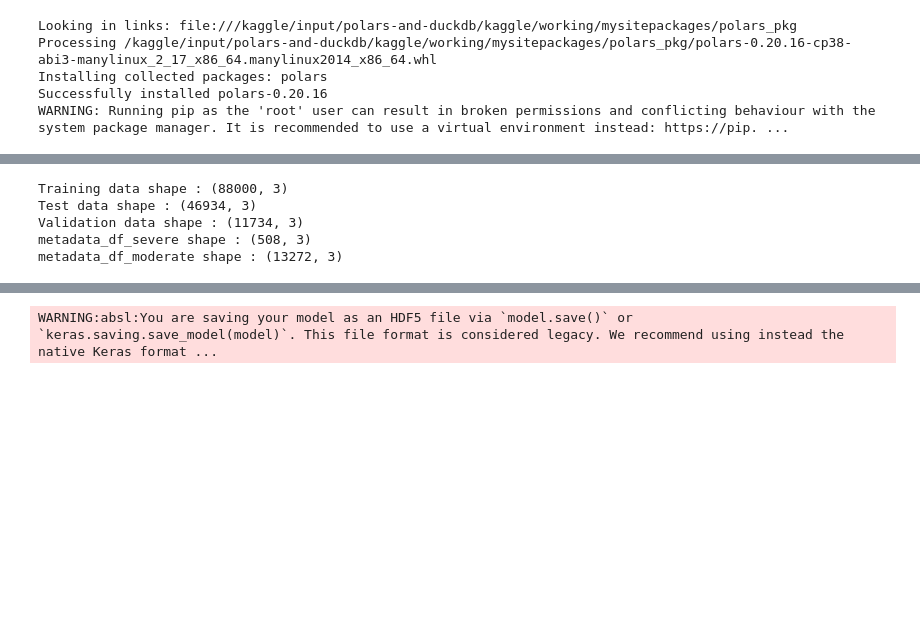
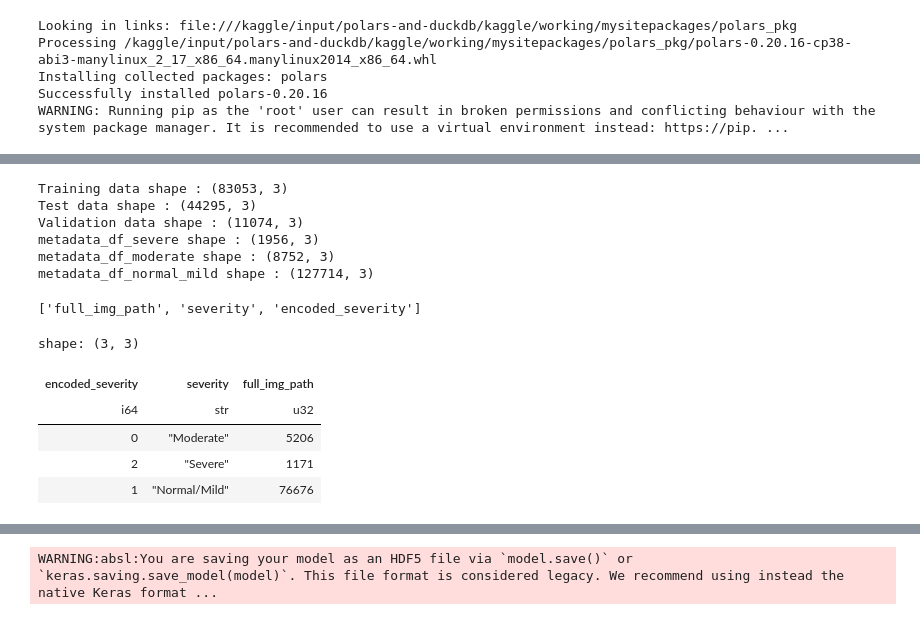
Before and after one commit to sumaniitm/RSNA-2024-Lumbar-Spine-Degenerative-Classification, a Jupyter notebook: suman-tpu-model-training.ipynb, the cells around one changed output, grey strips where cells are left out. Drawn from its saved outputs; the diff is of its cells as text; code cells hidden in the pictures; blank space fills up the shorter version.

```diff
--- a/suman-tpu-model-training.ipynb
+++ b/suman-tpu-model-training.ipynb
@@ -153,14 +153,15 @@ def load_dataset_tensorflow_train(image_path, labels):
 def dict_to_tuple(inputs):
     return inputs["images"], inputs["labels"]
 # %%
-condition_for_training = 'right_neural_foraminal_narrowing'
-vertebrae_position = 'l2_l3'
+condition_for_training = 'right_subarticular_stenosis'
+vertebrae_position = 'l1_l2'
 
-metadata_file_path = '/kaggle/input/right-neural-foraminal-narrowing-metadata/{0}_{1}_feature_metadata.csv'.format(condition_for_training, vertebrae_position)
+metadata_file_path = '/kaggle/input/right-subarticular-stenosis-metadata/{0}_{1}_feature_metadata.csv'.format(condition_for_training, vertebrae_position)
 metadata_df = pl.read_csv(metadata_file_path, low_memory=True)
 
 metadata_df_severe = metadata_df.filter(pl.col('encoded_severity')==2)
 metadata_df_moderate = metadata_df.filter(pl.col('encoded_severity')==0)
+metadata_df_normal_mild = metadata_df.filter(pl.col('encoded_severity')==1)
 
 x_train, x_test_val = train_test_split(metadata_df, test_size=0.4, random_state=42)
 x_test, x_valid = train_test_split(x_test_val, test_size=0.2, random_state=42)
@@ -170,9 +171,24 @@ print("Test data shape : {0}".format(x_test.shape))
 print("Validation data shape : {0}".format(x_valid.shape))
 print("metadata_df_severe shape : {0}".format(metadata_df_severe.shape))
 print("metadata_df_moderate shape : {0}".format(metadata_df_moderate.shape))
+print("metadata_df_normal_mild shape : {0}".format(metadata_df_normal_mild.shape))
 # %% [output]
-Training data shape : (88000, 3)
-Test data shape : (46934, 3)
-Validation data shape : (11734, 3)
-metadata_df_severe shape : (508, 3)
-metadata_df_moderate shape : (13272, 3)
+Training data shape : (83053, 3)
+Test data shape : (44295, 3)
+Validation data shape : (11074, 3)
+metadata_df_severe shape : (1956, 3)
+metadata_df_moderate shape : (8752, 3)
+metadata_df_normal_mild shape : (127714, 3)
+# %%
+x_train.columns
+# %% [output]
+['full_img_path', 'severity', 'encoded_severity']
+# %%
+x_train.group_by(["encoded_severity","severity"]).agg(pl.col("full_img_path").count())
+# %% [output]
+shape: (3, 3)
+| encoded_severity | severity | full_img_path |
+| i64 | str | u32 |
+| 0 | "Moderate" | 5206 |
+| 2 | "Severe" | 1171 |
+| 1 | "Normal/Mild" | 76676 |
```
Also changed, not shown: parts of 22 cells of this notebook.
